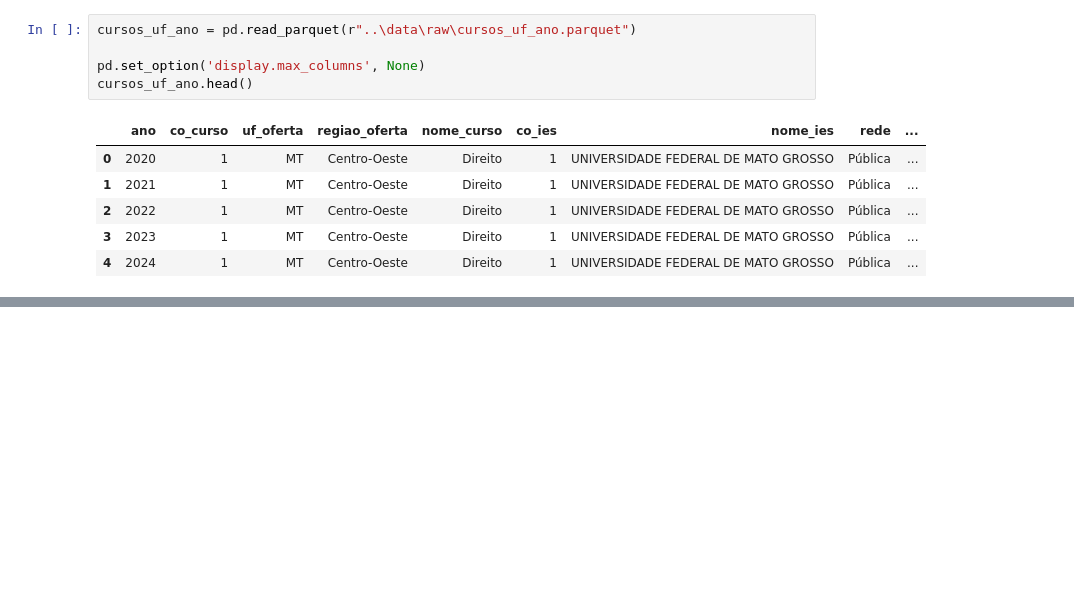
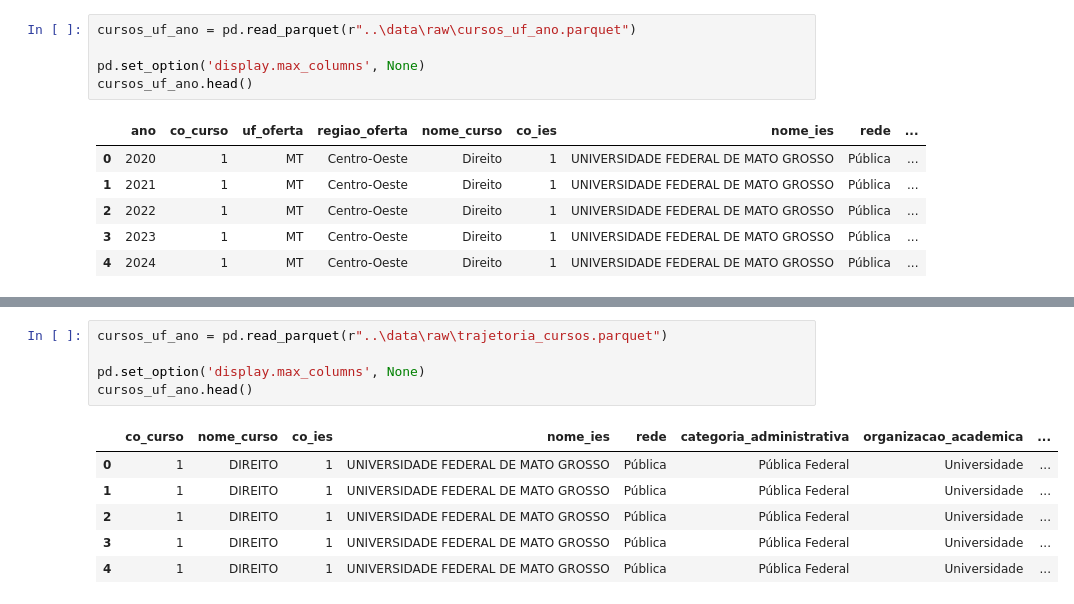
Before and after one commit to GustavoGarone/Datanautas-2026, a Jupyter notebook: notebooks/01_dicionario_de_dados.ipynb, the cells around one changed output, grey strips where cells are left out. Saved outputs shown, nothing was run; the diff lists cells and outputs as text; blank space fills up the shorter version.

```diff
--- a/notebooks/01_dicionario_de_dados.ipynb
+++ b/notebooks/01_dicionario_de_dados.ipynb
@@ -112,0 +218,12 @@ cursos_uf_ano.head()
+# %%
+cursos_uf_ano = pd.read_parquet(r"..\data\raw\trajetoria_cursos.parquet")
+
+pd.set_option('display.max_columns', None)
+cursos_uf_ano.head()
+# %% [output]
+|  | co_curso | nome_curso | co_ies | nome_ies | rede | categoria_administrativa | organizacao_academica | ... |
+| 0 | 1 | DIREITO | 1 | UNIVERSIDADE FEDERAL DE MATO GROSSO | Pública | Pública Federal | Universidade | ... |
+| 1 | 1 | DIREITO | 1 | UNIVERSIDADE FEDERAL DE MATO GROSSO | Pública | Pública Federal | Universidade | ... |
+| 2 | 1 | DIREITO | 1 | UNIVERSIDADE FEDERAL DE MATO GROSSO | Pública | Pública Federal | Universidade | ... |
+| 3 | 1 | DIREITO | 1 | UNIVERSIDADE FEDERAL DE MATO GROSSO | Pública | Pública Federal | Universidade | ... |
+| 4 | 1 | DIREITO | 1 | UNIVERSIDADE FEDERAL DE MATO GROSSO | Pública | Pública Federal | Universidade | ... |
```
Also changed, not shown: parts of 19 cells of this notebook, 1 other file.
